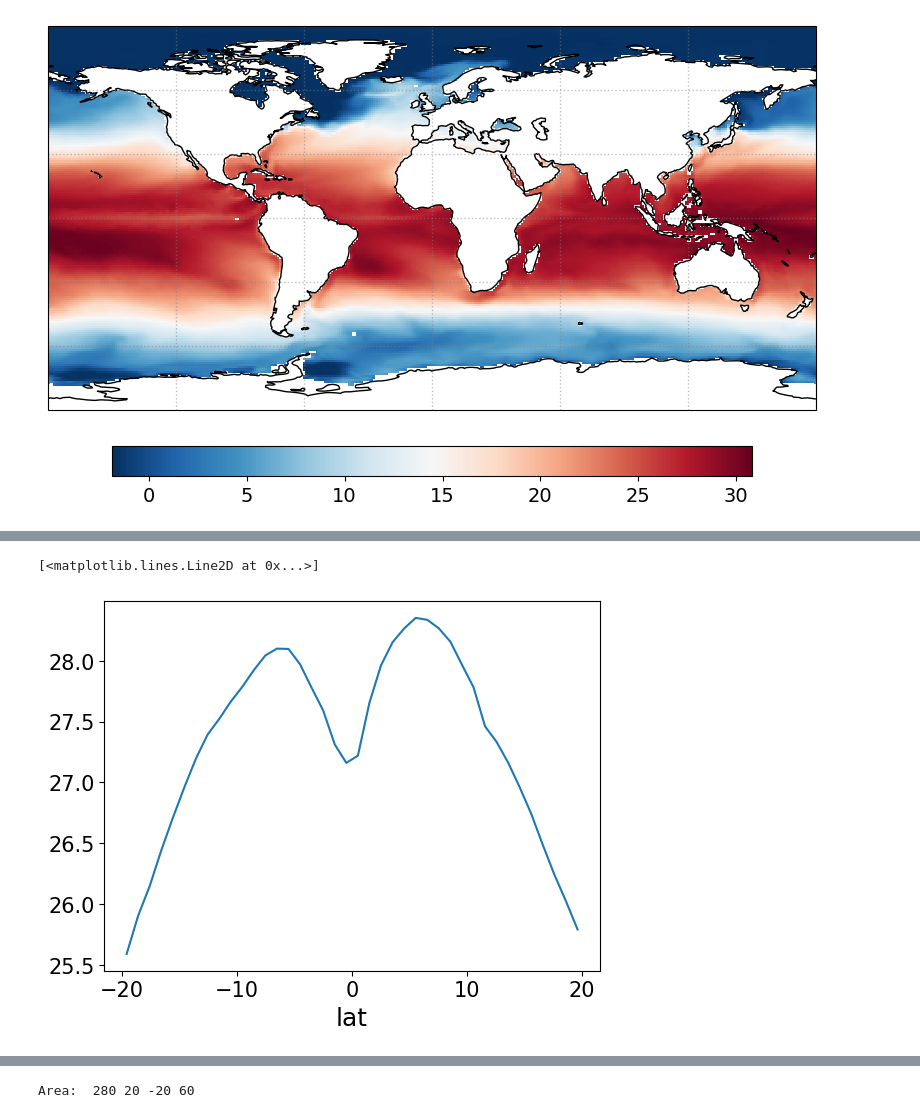
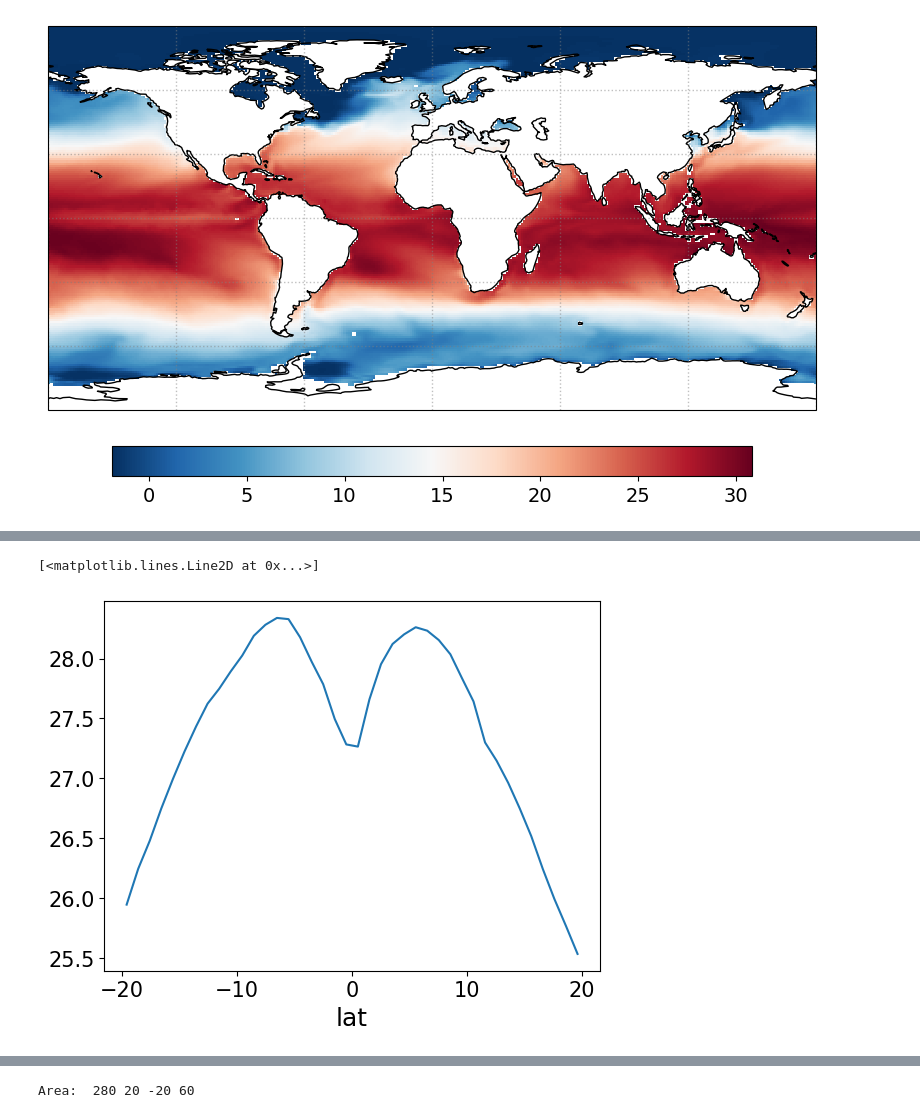
Before and after one commit to fedef17/FScripts, a Jupyter notebook: xr_dask_handson.ipynb, the cells around one changed output, grey strips where cells are left out. Cells and saved outputs as stored; diff of their text form; code cells hidden in the pictures.

```diff
--- a/xr_dask_handson.ipynb
+++ b/xr_dask_handson.ipynb
@@ -50,0 +52,9 @@ gigi = xr.open_dataset(filist[0])
+# %%
+mip = 'Amon'
+var = 'pr'
+
+filez2 = cart_base + f'{inst}/{model}/{exp}/{mem}/{mip}/{var}/g*/v*/{var}_*nc'
+# %%
+gigi2 = xr.open_dataset(glob.glob(filez2)[0])
+# %%
+new_ds = gigi.update(gigi2)
@@ -153,5 +265,5 @@ Adding cyclic point
 # %%
-tos_rg.sel(lat = slice(-20, 20)).mean(('time', 'lon')).plot()
+tos_rg.sel(lat = slice(-20, 20), time = slice('1959-01-01', '1959-10-01')).mean(('time', 'lon')).plot()
 # %% [output]
 [<matplotlib.lines.Line2D at 0x...>]
-[figure, old version]
+[figure, new version]
```
Also changed, not shown: parts of 30 cells of this notebook, 1 other file.
